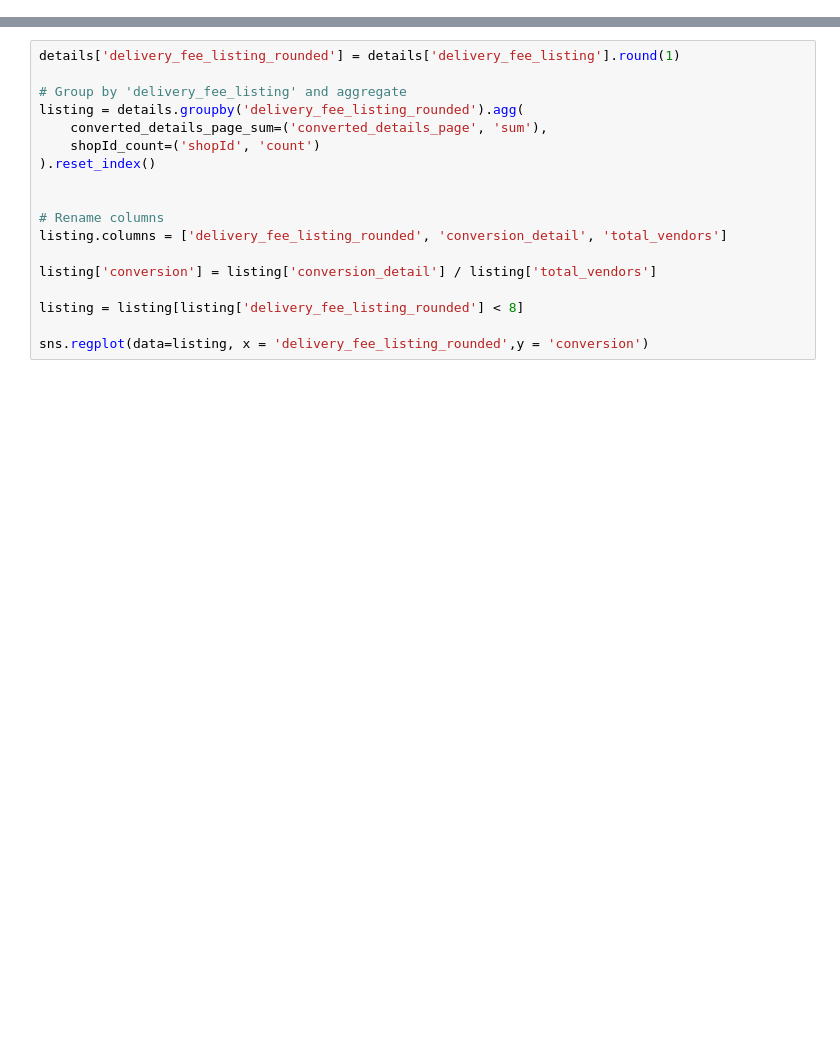
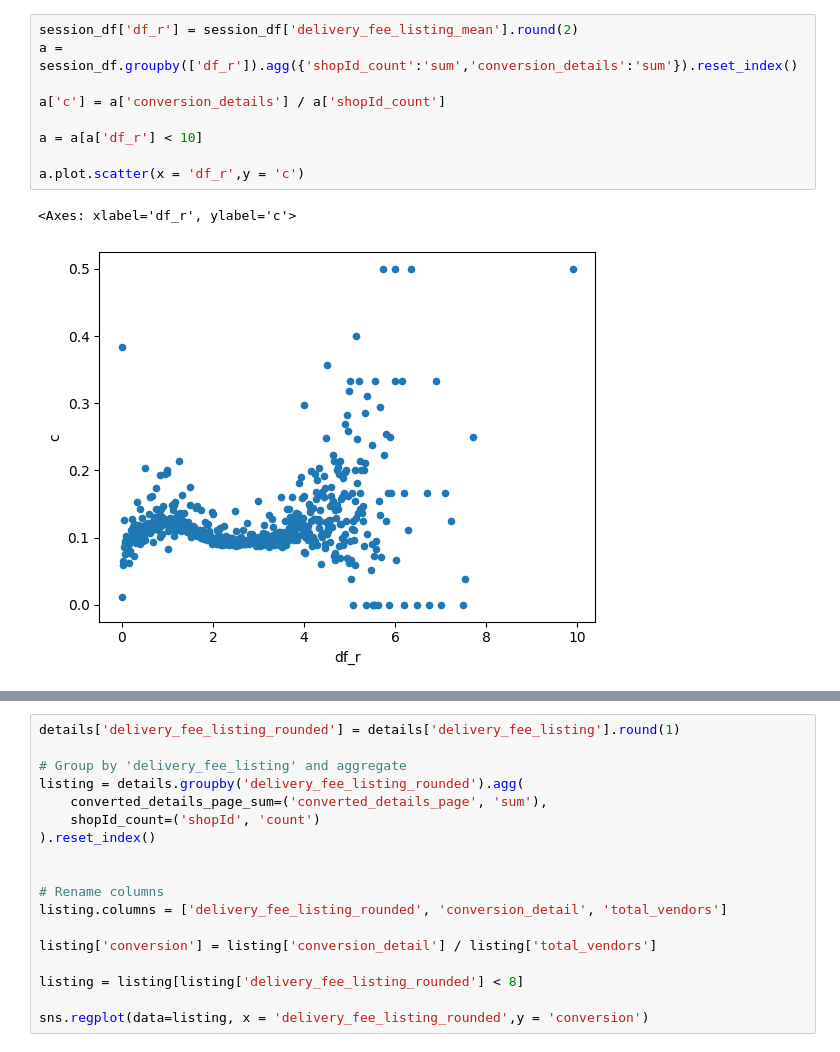
Before and after one commit to shazebasad-dh/https---github.com-deliveryhero-global_pricing, a Jupyter notebook: team/Shazeb/Impressions_data/analysis.ipynb, the cells around one changed output, grey strips where cells are left out. Drawn from its saved outputs; the diff is of its cells as text; blank space fills up the shorter version.

```diff
--- a/team/Shazeb/Impressions_data/analysis.ipynb
+++ b/team/Shazeb/Impressions_data/analysis.ipynb
@@ -206,0 +458,12 @@ def impression_details():
+# %%
+session_df['df_r'] = session_df['delivery_fee_listing_mean'].round(2)
+a = session_df.groupby(['df_r']).agg({'shopId_count':'sum','conversion_details':'sum'}).reset_index()
+
+a['c'] = a['conversion_details'] / a['shopId_count']
+
+a = a[a['df_r'] < 10]
+
+a.plot.scatter(x = 'df_r',y = 'c')
+# %% [output]
+<Axes: xlabel='df_r', ylabel='c'>
+[figure, added]
```
Also changed, not shown: parts of 62 cells of this notebook.
